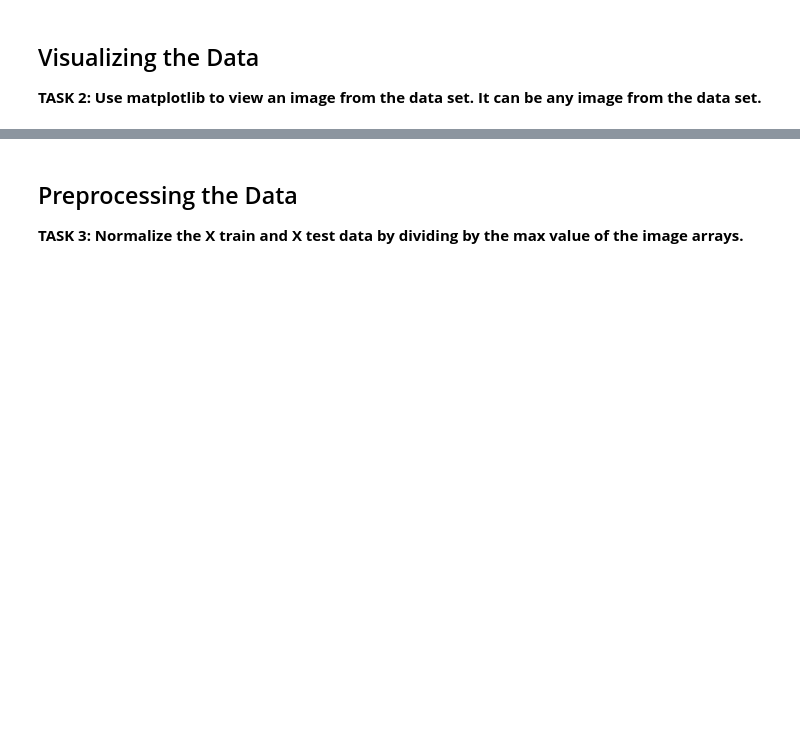
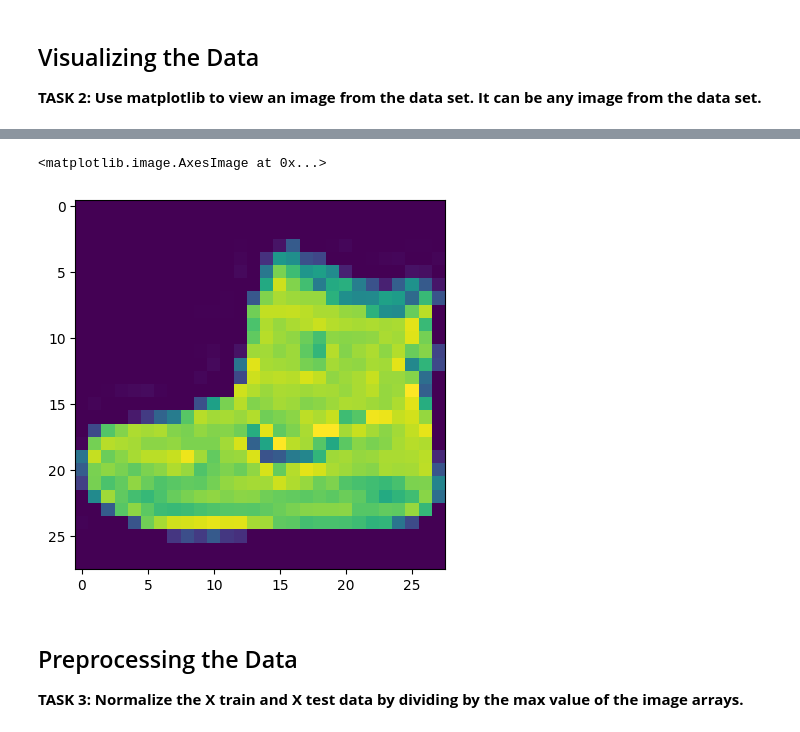
Before and after one commit to UPEN-Thaitiel/introduction-to-cnn-adi-les, a Jupyter notebook: DL-CV-Assessment.ipynb, the cells around one changed output, grey strips where cells are left out. Saved outputs shown, nothing was run; the diff lists cells and outputs as text; code cells hidden in the pictures; blank space fills up the shorter version.

```diff
--- a/DL-CV-Assessment.ipynb
+++ b/DL-CV-Assessment.ipynb
@@ -38,3 +34,10 @@ Using TensorFlow backend.
+# %%
+import matplotlib.pyplot as plt
+
+plt.imshow(x_train[0])
+# %% [output]
+<matplotlib.image.AxesImage at 0x...>
+[figure, added]
 # %% [markdown]
 ## Preprocessing the Data
 
```
Also changed, not shown: parts of 23 cells of this notebook, 1 other file.
